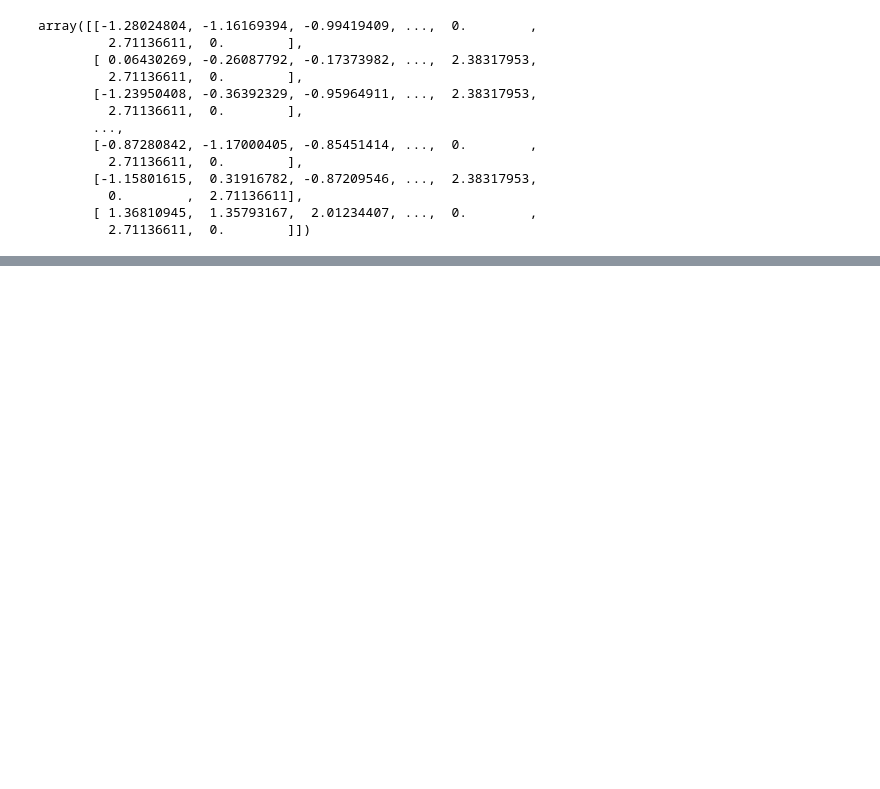
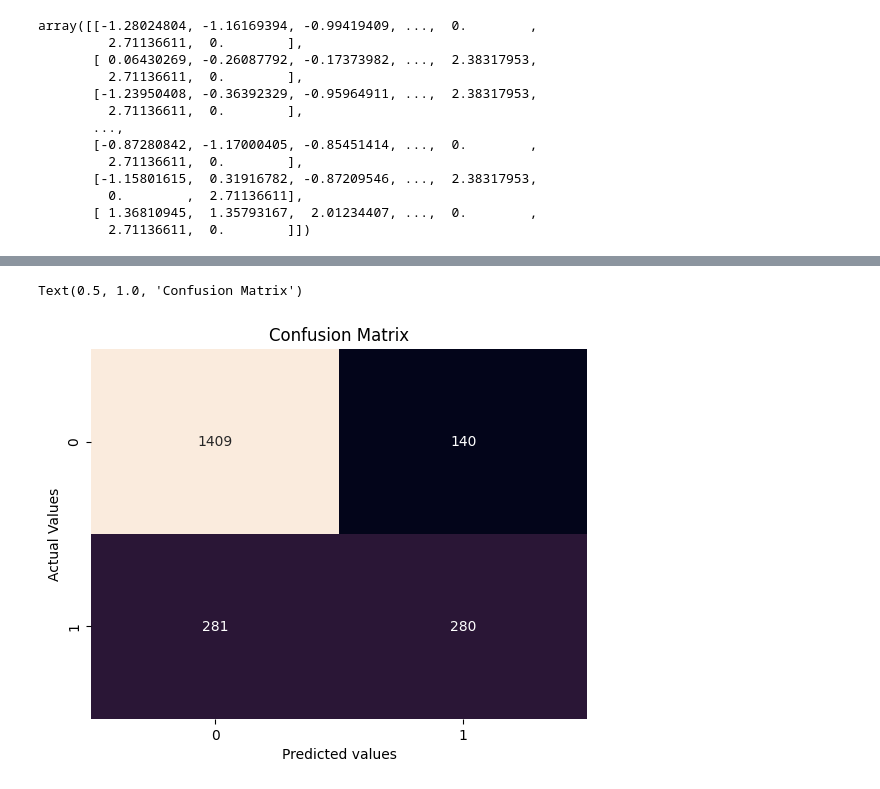
Before and after one commit to Darnesh09/Customer-Churn-Prediction-End-to-End, a Jupyter notebook: notebook/model_training.ipynb, the cells around one changed output, grey strips where cells are left out. Saved outputs shown, nothing was run; the diff lists cells and outputs as text; code cells hidden in the pictures; blank space fills up the shorter version.

```diff
--- a/notebook/model_training.ipynb
+++ b/notebook/model_training.ipynb
@@ -218,0 +236,3 @@ models_df
+# %%
+cm = confusion_matrix(y_test,predicted)
+cm
@@ -218,0 +253,8 @@ models_df
+# %%
+sns.heatmap(cm,annot=True,fmt='d',cbar=False,)
+plt.ylabel('Actual Values')
+plt.xlabel('Predicted values')
+plt.title('Confusion Matrix')
+# %% [output]
+Text(0.5, 1.0, 'Confusion Matrix')
+[figure, added]
```
Also changed, not shown: parts of 9 cells of this notebook, 26 other files.
